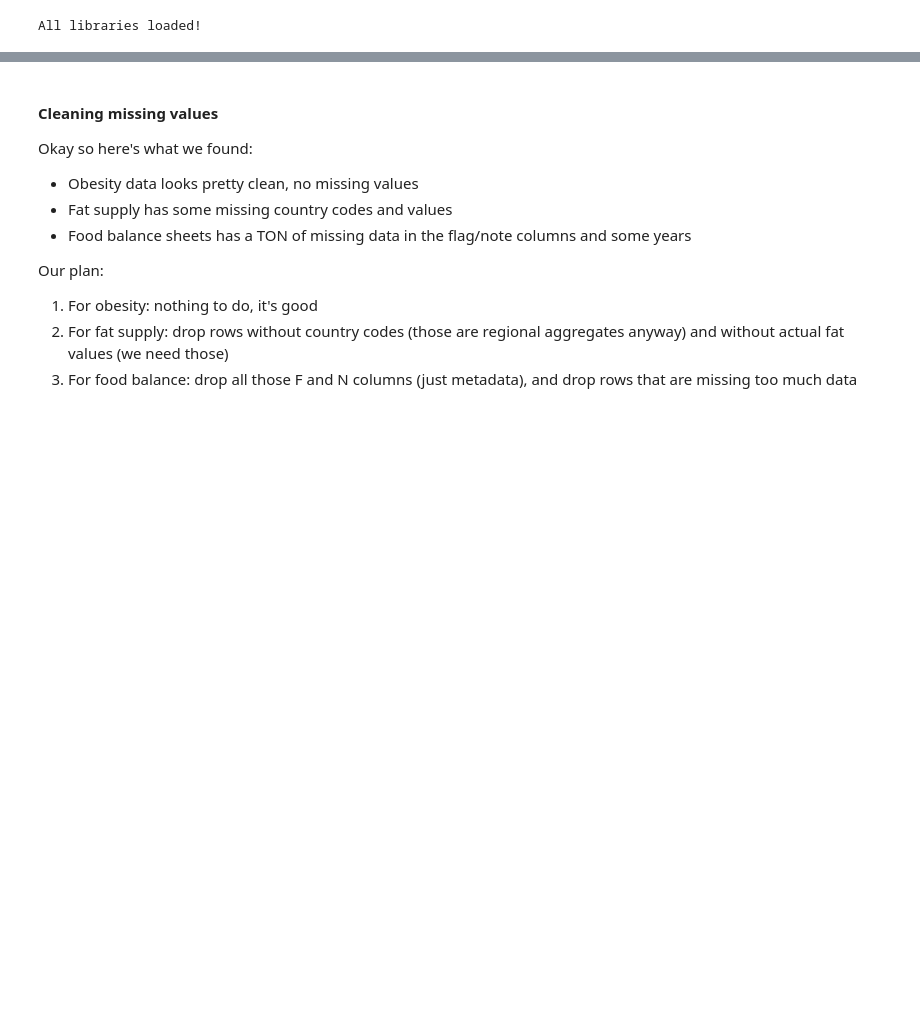
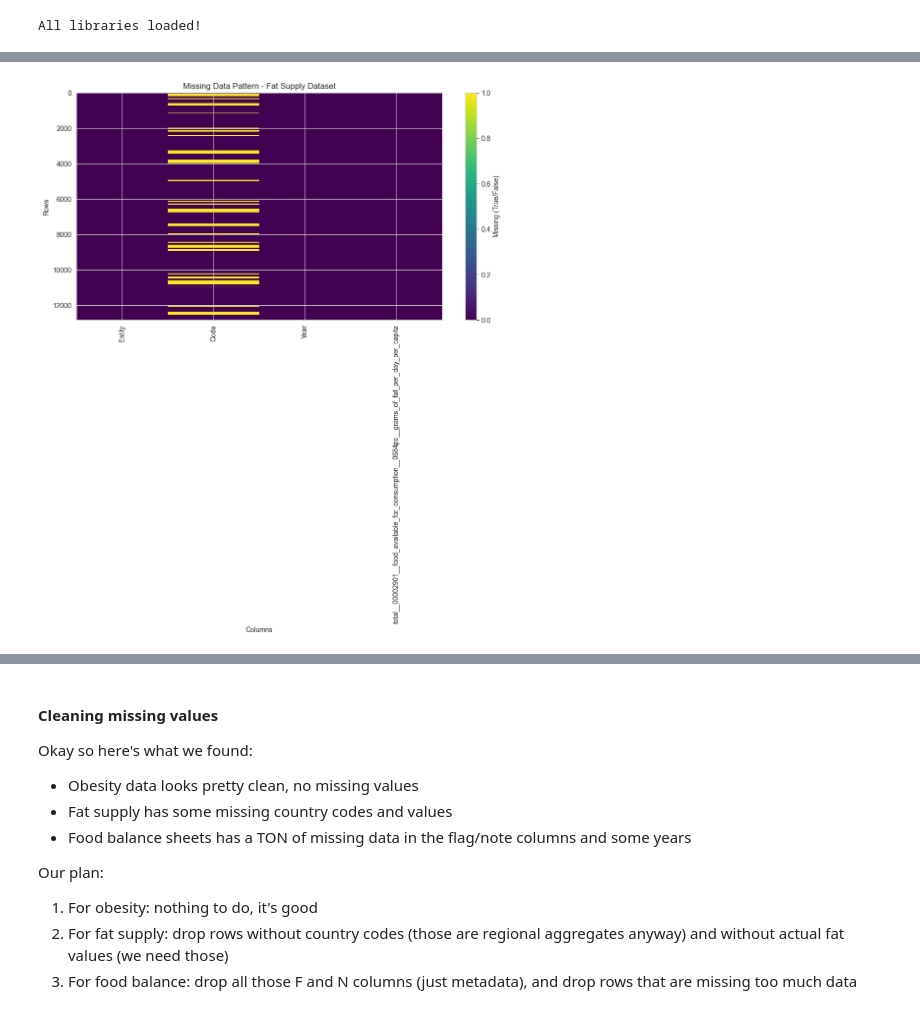
Before and after one commit to Srivats242/DataAnalysisFinalProject, a Jupyter notebook: Final Project.ipynb, the cells around one changed output, grey strips where cells are left out. Cells and saved outputs as stored; diff of their text form; code cells hidden in the pictures; blank space fills up the shorter version.

```diff
--- a/Final Project.ipynb
+++ b/Final Project.ipynb
@@ -163,9 +226,11 @@ except:
 # %%
-# for food balance data, sample it since it's huge
-try:
-    plt.figure(figsize=(12, 6))
-    msno.matrix(food_df.sample(1000))
-    plt.title('Missing Data Pattern - Food Balance Dataset (sample)')
-    plt.show()
-except:
-    print("missingno not installed, skipping visualization")
+plt.figure(figsize=(12, 6))
+plt.imshow(fat_df.isnull(), aspect='auto', interpolation='nearest', cmap='viridis')
+plt.title('Missing Data Pattern - Fat Supply Dataset')
+plt.xlabel('Columns')
+plt.ylabel('Rows')
+plt.colorbar(label='Missing (True/False)')
+plt.xticks(range(len(fat_df.columns)), fat_df.columns, rotation=90)
+plt.show()
+# %% [output]
+[figure, added]
```
Also changed, not shown: parts of 30 cells of this notebook.
